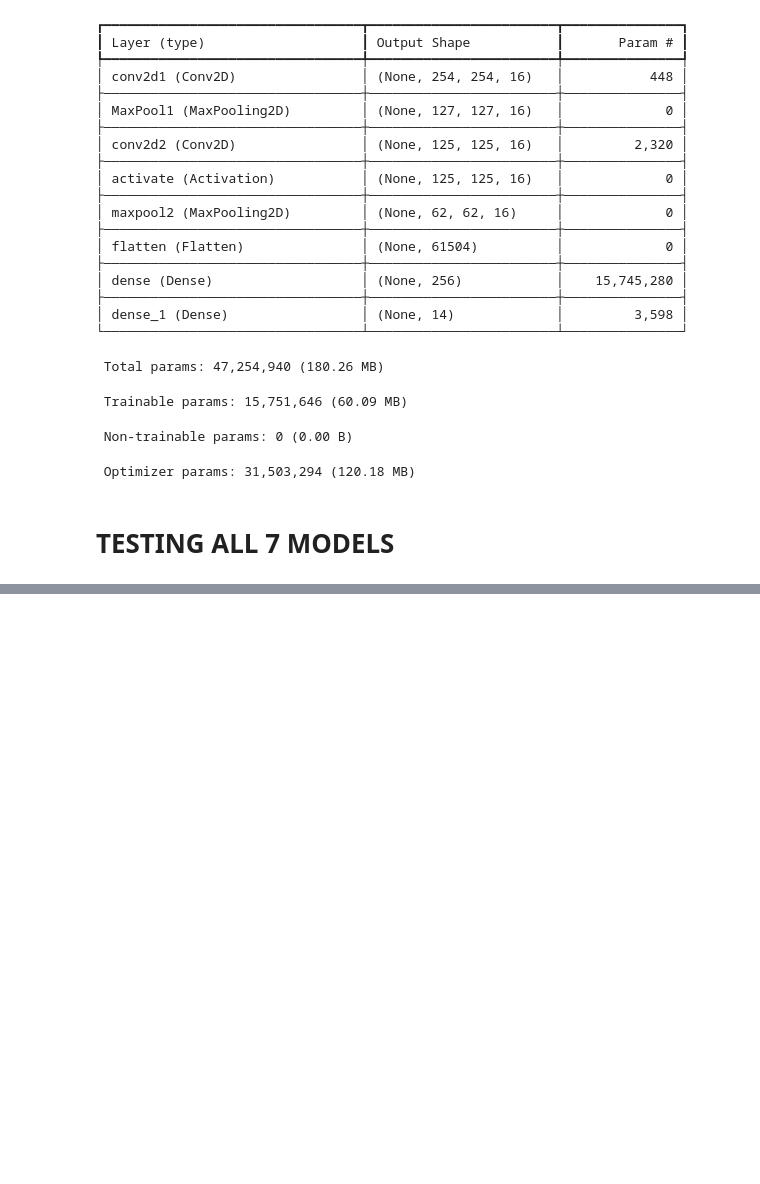
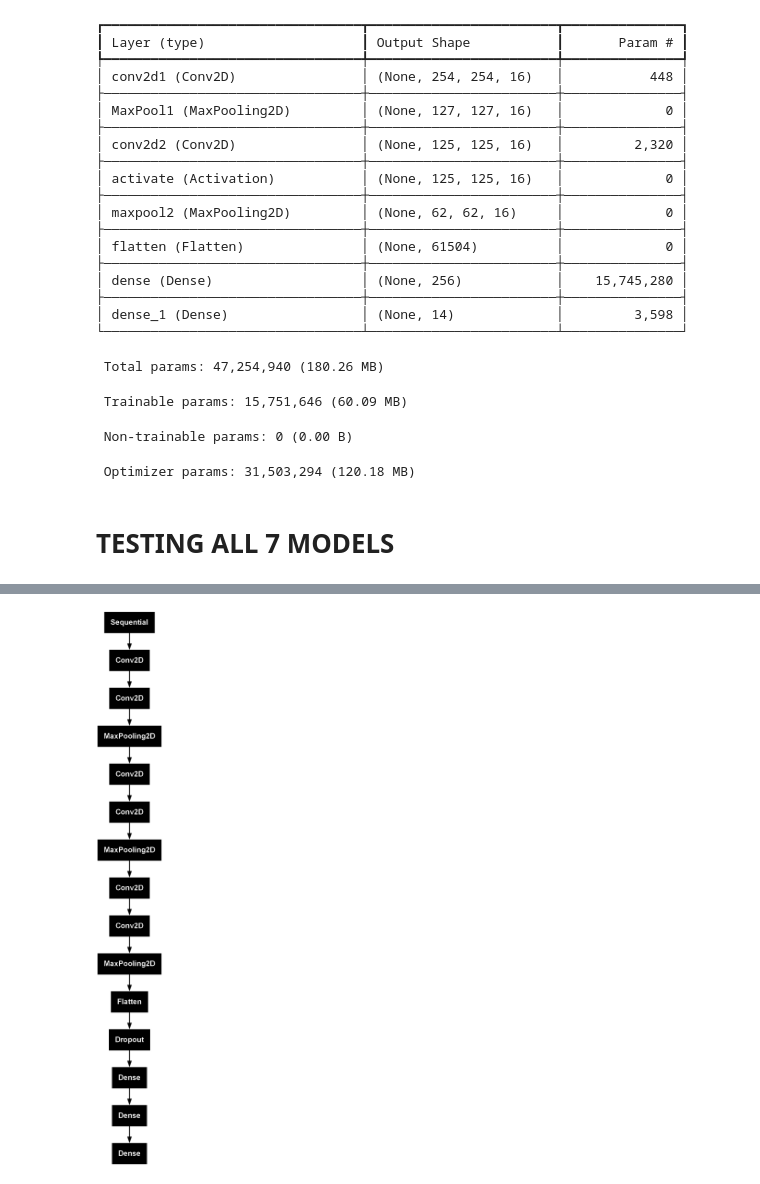
Before and after one commit to kabilraya/accessoriesclassify, a Jupyter notebook: accessories.ipynb, the cells around one changed output, grey strips where cells are left out. Drawn from its saved outputs; the diff is of its cells as text; code cells hidden in the pictures; blank space fills up the shorter version.

```diff
--- a/accessories.ipynb
+++ b/accessories.ipynb
@@ -1032,0 +1035,4 @@ Test Loss: 0.7823
+# %%
+keras.utils.plot_model(load6)
+# %% [output]
+[figure, added]
```
Also changed, not shown: parts of 63 cells of this notebook.
